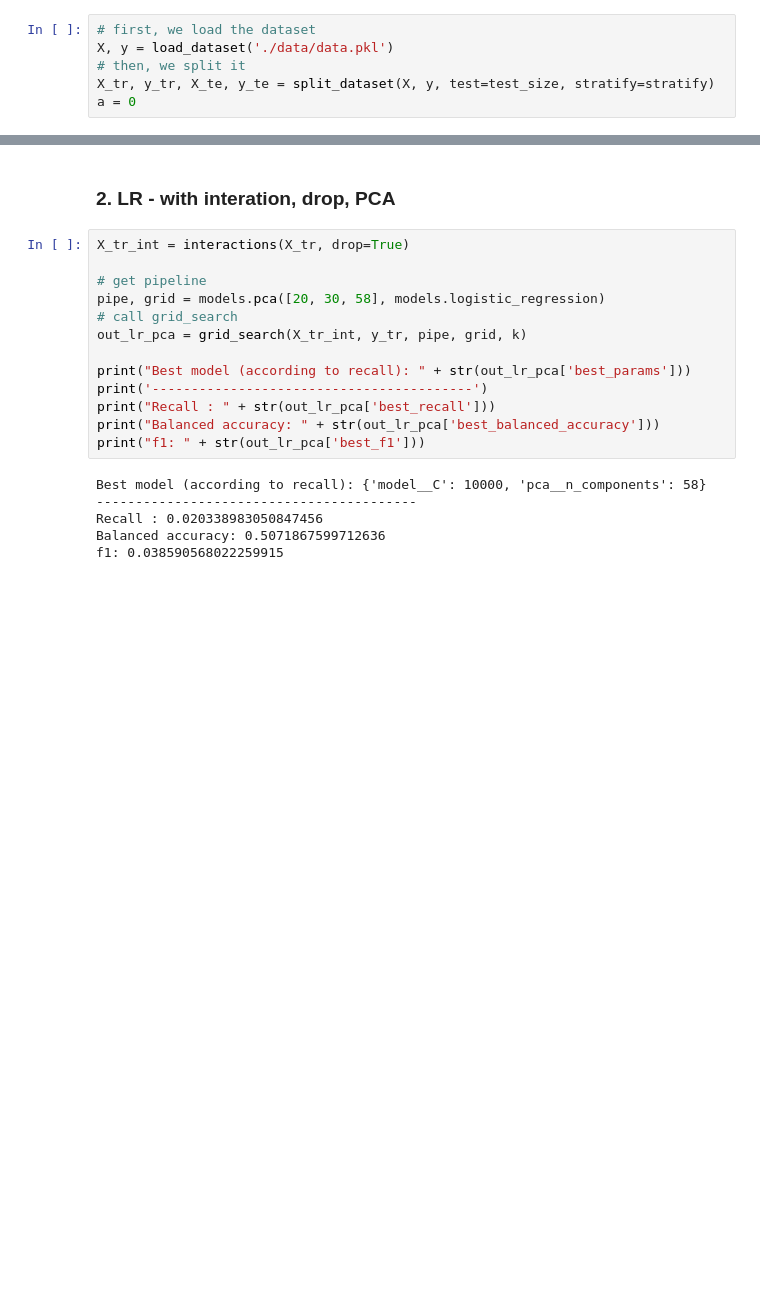
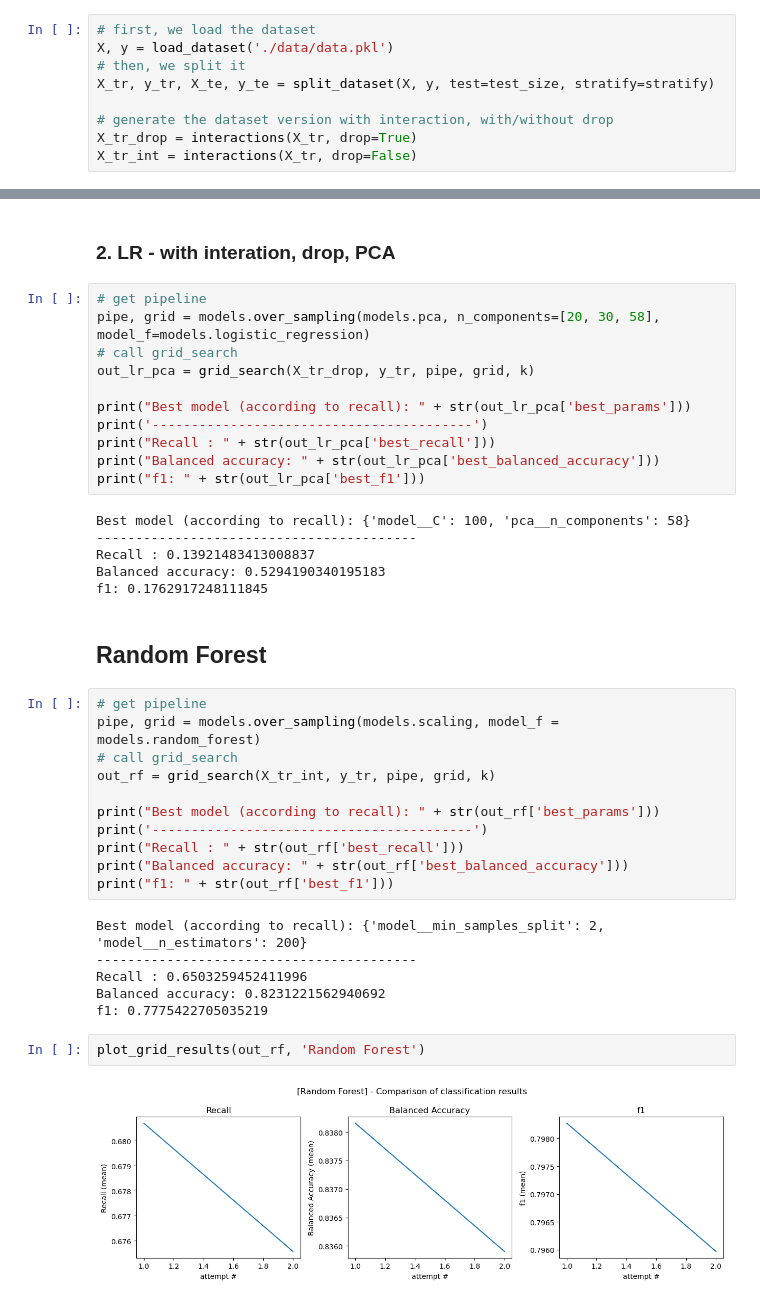
Before and after one commit to Marcondiro/malis-speed-dating, a Jupyter notebook: Models_Pipeline.ipynb, the cells around one changed output, grey strips where cells are left out. Drawn from its saved outputs; the diff is of its cells as text; blank space fills up the shorter version.

Commit message:
Add over-sampling, random forest

```diff
--- a/Models_Pipeline.ipynb
+++ b/Models_Pipeline.ipynb
@@ -19,7 +19,10 @@ First of all, we load the dataset and we split it into training and test set (to
 X, y = load_dataset('./data/data.pkl')
 # then, we split it
 X_tr, y_tr, X_te, y_te = split_dataset(X, y, test=test_size, stratify=stratify)
-a = 0
+
+# generate the dataset version with interaction, with/without drop
+X_tr_drop = interactions(X_tr, drop=True)
+X_tr_int = interactions(X_tr, drop=False)
 # %% [markdown]
 Now, we can start to try the grid search with different models, to see how it behaves.
 
@@ -80,12 +77,10 @@ f1: 0.04162024178691316
 # %% [markdown]
 ### 2. LR - with interation, drop, PCA
 # %%
-X_tr_int = interactions(X_tr, drop=True)
-
 # get pipeline
-pipe, grid = models.pca([20, 30, 58], models.logistic_regression)
+pipe, grid = models.over_sampling(models.pca, n_components=[20, 30, 58], model_f=models.logistic_regression)
 # call grid_search
-out_lr_pca = grid_search(X_tr_int, y_tr, pipe, grid, k)
+out_lr_pca = grid_search(X_tr_drop, y_tr, pipe, grid, k)
 
 print("Best model (according to recall): " + str(out_lr_pca['best_params']))
 print('-----------------------------------------')
@@ -93,8 +88,31 @@ print("Recall : " + str(out_lr_pca['best_recall']))
 print("Balanced accuracy: " + str(out_lr_pca['best_balanced_accuracy']))
 print("f1: " + str(out_lr_pca['best_f1']))
 # %% [output]
-Best model (according to recall): {'model__C': 10000, 'pca__n_components': 58}
+Best model (according to recall): {'model__C': 100, 'pca__n_components': 58}
 -----------------------------------------
-Recall : 0.020338983050847456
-Balanced accuracy: 0.5071867599712636
-f1: 0.038590568022259915
+Recall : 0.13921483413008837
+Balanced accuracy: 0.5294190340195183
+f1: 0.1762917248111845
+# %% [markdown]
+## Random Forest
+# %%
+# get pipeline
+pipe, grid = models.over_sampling(models.scaling, model_f = models.random_forest)
+# call grid_search
+out_rf = grid_search(X_tr_int, y_tr, pipe, grid, k)
+
+print("Best model (according to recall): " + str(out_rf['best_params']))
+print('-----------------------------------------')
+print("Recall : " + str(out_rf['best_recall']))
+print("Balanced accuracy: " + str(out_rf['best_balanced_accuracy']))
+print("f1: " + str(out_rf['best_f1']))
+# %% [output]
+Best model (according to recall): {'model__min_samples_split': 2, 'model__n_estimators': 200}
+-----------------------------------------
+Recall : 0.6503259452411996
+Balanced accuracy: 0.8231221562940692
+f1: 0.7775422705035219
+# %%
+plot_grid_results(out_rf, 'Random Forest')
+# %% [output]
+[figure, added]
```
Also changed, not shown: parts of 3 cells of this notebook, 2 other files.
